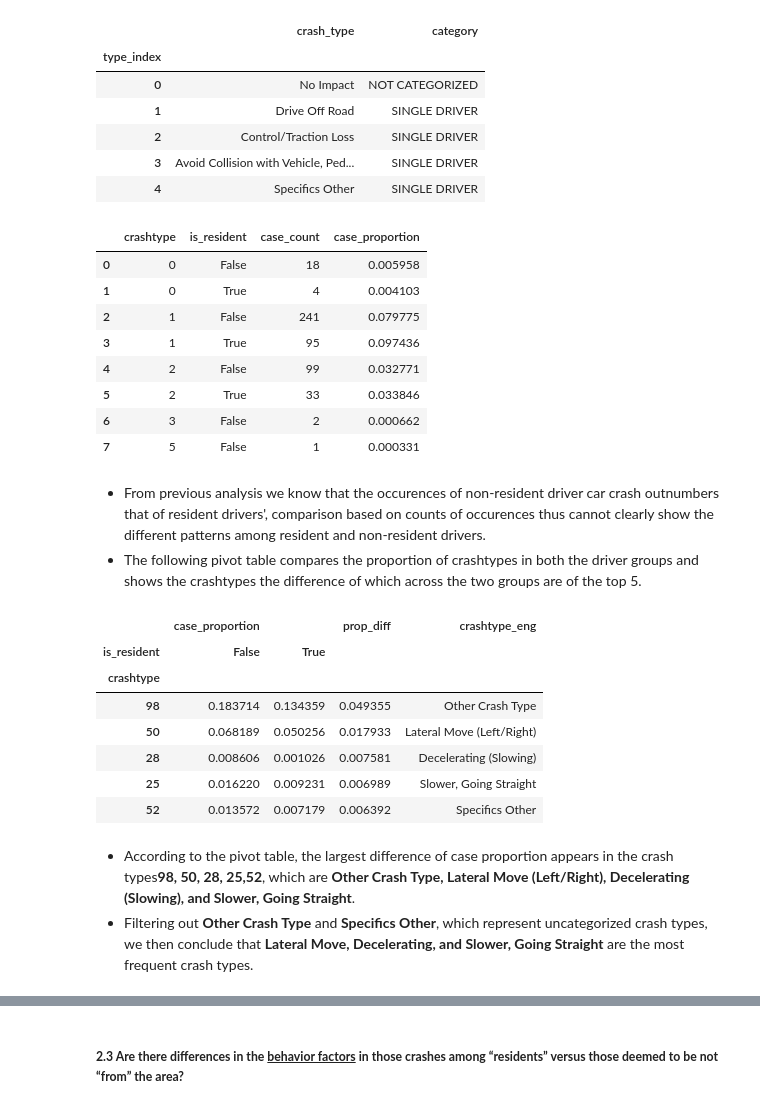
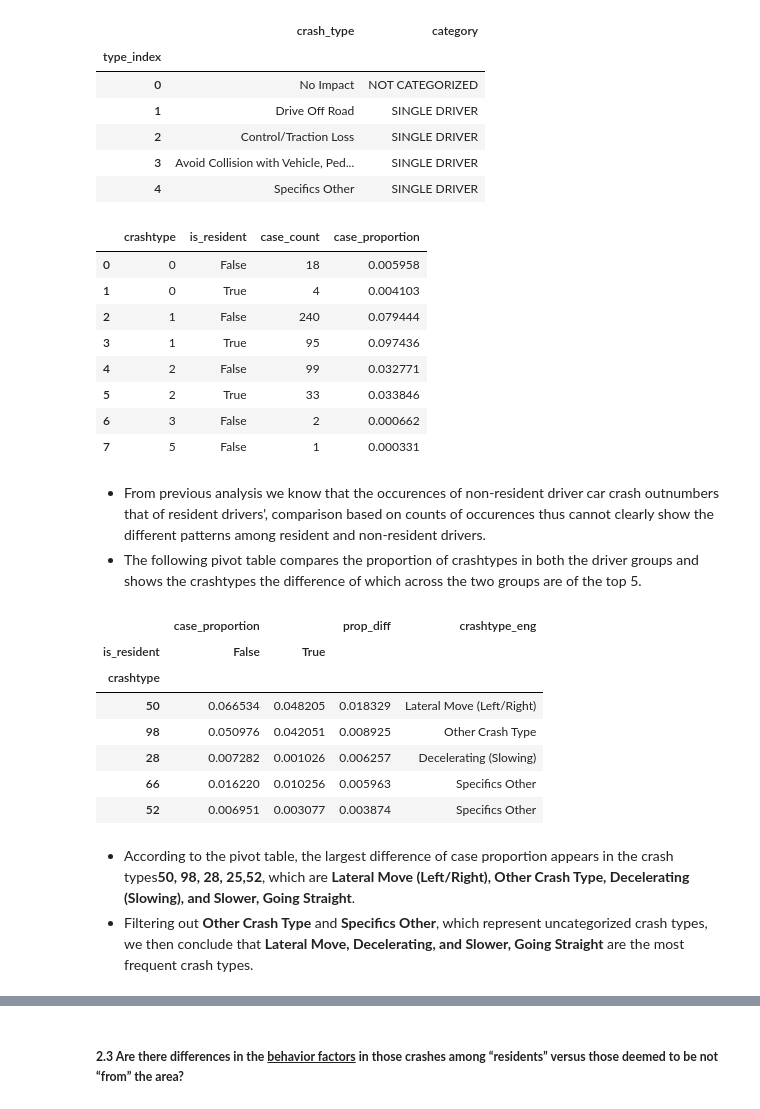
Before and after one commit to Chacoon3/Info-Challenge-2023, a Jupyter notebook: code_py/analysis.ipynb, the cells around one changed output, grey strips where cells are left out. Saved outputs shown, nothing was run; the diff lists cells and outputs as text; code cells hidden in the pictures.

```diff
--- a/code_py/analysis.ipynb
+++ b/code_py/analysis.ipynb
@@ -127,39 +131,40 @@ df_data_main['crash_category'] = df_data_main.crashtype.map(map_crashtype_catego
 df_data_main['crashtype_eng'] = df_data_main.crashtype.map(map_crashtype_eng)
 # %%
 # count the occurances of each crashtype for both the residenr and non-resident groups
-df_data_crash = df_data_main.groupby(
+df_data_crash = df_data_main.drop_duplicates(subset='par').groupby(
     by=['crashtype', 'is_resident']
 ).agg(
     case_count=pd.NamedAgg(column='par', aggfunc=len),
 ).reset_index()
 
 # temporary dataframe for calculating total by is_resident
 df_temp = df_data_main.groupby('is_resident').par.agg('count')
 # print(df_temp)
 non_resident_event_count = float(df_temp.iloc[0])
 resident_event_count = float(df_temp.iloc[1])
 del df_temp
 
 
 def get_case_proportion(case_index: int, crash_dataframe: pd.DataFrame) -> float:
     is_resident = crash_dataframe.loc[case_index, 'is_resident']
     case_count = crash_dataframe.loc[case_index, 'case_count']
     if is_resident:
         ratio = case_count / resident_event_count
     else:
         ratio = case_count / non_resident_event_count
     return ratio
 
 
 df_data_crash['case_proportion'] = df_data_crash.index.map(
-    lambda i: get_case_proportion(i, df_data_crash))
+    lambda i: get_case_proportion(i, df_data_crash)
+)
 
 df_data_crash[:8]
 # %% [output]
 |  | crashtype | is_resident | case_count | case_proportion |
 | 0 | 0 | False | 18 | 0.005958 |
 | 1 | 0 | True | 4 | 0.004103 |
-| 2 | 1 | False | 241 | 0.079775 |
+| 2 | 1 | False | 240 | 0.079444 |
 | 3 | 1 | True | 95 | 0.097436 |
 | 4 | 2 | False | 99 | 0.032771 |
 | 5 | 2 | True | 33 | 0.033846 |
@@ -183,12 +188,12 @@ df_crash_pivoted[:5]
 |  | case_proportion |  | prop_diff | crashtype_eng |
 | is_resident | False | True |  |  |
 | crashtype |  |  |  |  |
-| 98 | 0.183714 | 0.134359 | 0.049355 | Other Crash Type |
-| 50 | 0.068189 | 0.050256 | 0.017933 | Lateral Move (Left/Right) |
-| 28 | 0.008606 | 0.001026 | 0.007581 | Decelerating (Slowing) |
-| 25 | 0.016220 | 0.009231 | 0.006989 | Slower, Going Straight |
-| 52 | 0.013572 | 0.007179 | 0.006392 | Specifics Other |
+| 50 | 0.066534 | 0.048205 | 0.018329 | Lateral Move (Left/Right) |
+| 98 | 0.050976 | 0.042051 | 0.008925 | Other Crash Type |
+| 28 | 0.007282 | 0.001026 | 0.006257 | Decelerating (Slowing) |
+| 66 | 0.016220 | 0.010256 | 0.005963 | Specifics Other |
+| 52 | 0.006951 | 0.003077 | 0.003874 | Specifics Other |
 # %% [markdown]
-- According to the pivot table, the largest difference of case proportion appears in the crash types<b>98, 50, 28, 25,52</b>, which are <b>Other Crash Type,  Lateral Move (Left/Right), Decelerating (Slowing), and Slower, Going Straight</b>.</br>
+- According to the pivot table, the largest difference of case proportion appears in the crash types<b>50, 98, 28, 25,52</b>, which are <b>Lateral Move (Left/Right), Other Crash Type, Decelerating (Slowing), and Slower, Going Straight</b>.</br>
 - Filtering out <b>Other Crash Type</b> and <b>Specifics Other</b>, which represent uncategorized crash types, we then conclude that <b>Lateral Move, Decelerating, and Slower, Going Straight</b> are the most frequent crash types.
 # %%
```
Also changed, not shown: parts of 6 cells of this notebook.
